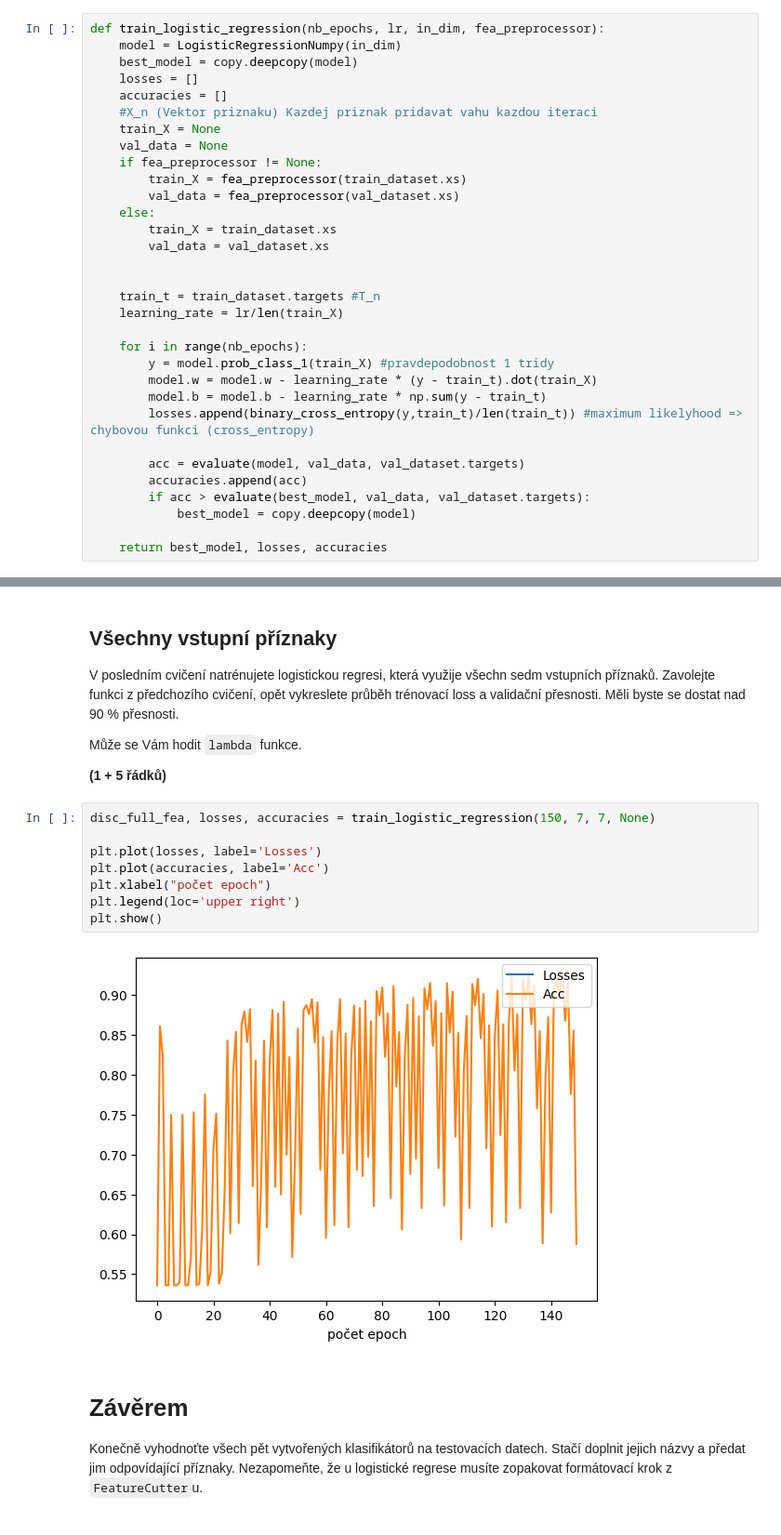
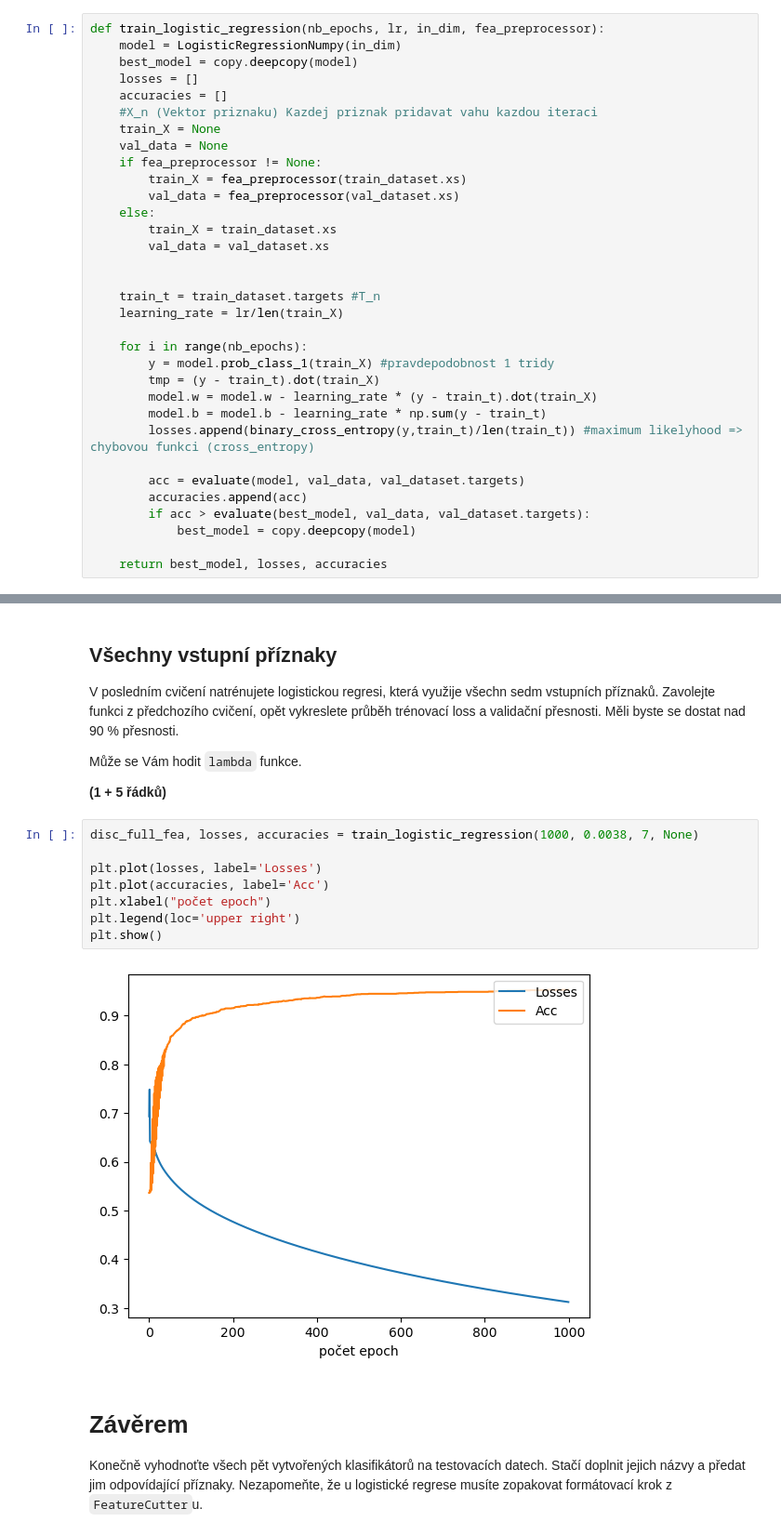
Before and after one commit to Aenariss/sui-proj2, a Jupyter notebook: zadani.ipynb, the cells around one changed output, grey strips where cells are left out. Shown at 93% size. Saved outputs shown, nothing was run; the diff lists cells and outputs as text.

```diff
--- a/zadani.ipynb
+++ b/zadani.ipynb
@@ -297,6 +297,7 @@ def train_logistic_regression(nb_epochs, lr, in_dim, fea_preprocessor):
 
     for i in range(nb_epochs):
         y = model.prob_class_1(train_X) #pravdepodobnost 1 tridy
+        tmp = (y - train_t).dot(train_X)
         model.w = model.w - learning_rate * (y - train_t).dot(train_X)
         model.b = model.b - learning_rate * np.sum(y - train_t)
         losses.append(binary_cross_entropy(y,train_t)/len(train_t)) #maximum likelyhood => chybovou funkci (cross_entropy)
@@ -349,15 +350,15 @@ Může se Vám hodit `lambda` funkce.
 
 **(1 + 5 řádků)**
 # %%
-disc_full_fea, losses, accuracies = train_logistic_regression(150, 7, 7, None)
+disc_full_fea, losses, accuracies = train_logistic_regression(1000, 0.0038, 7, None)
 
 plt.plot(losses, label='Losses')
 plt.plot(accuracies, label='Acc')
 plt.xlabel("počet epoch")
 plt.legend(loc='upper right')
 plt.show()
 # %% [output]
-[figure, old version]
+[figure, new version]
 # %% [markdown]
 # Závěrem
 Konečně vyhodnoťte všech pět vytvořených klasifikátorů na testovacích datech.
```
